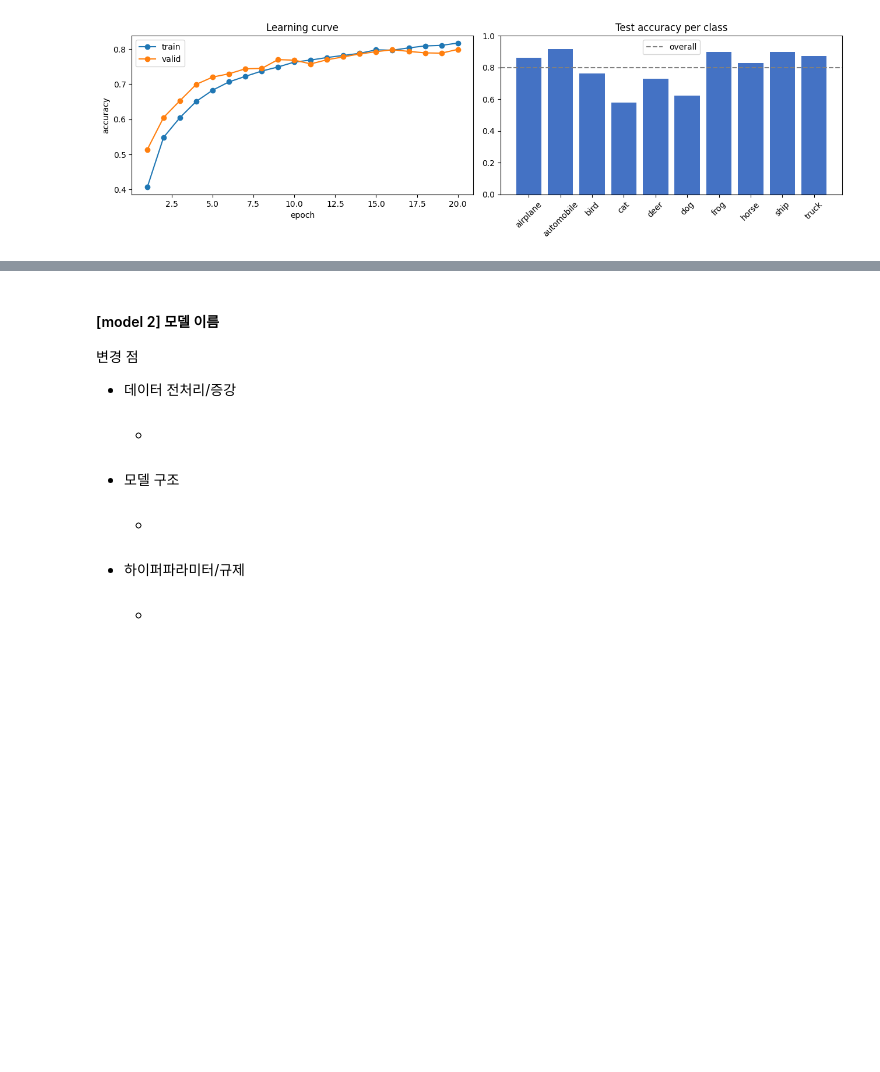
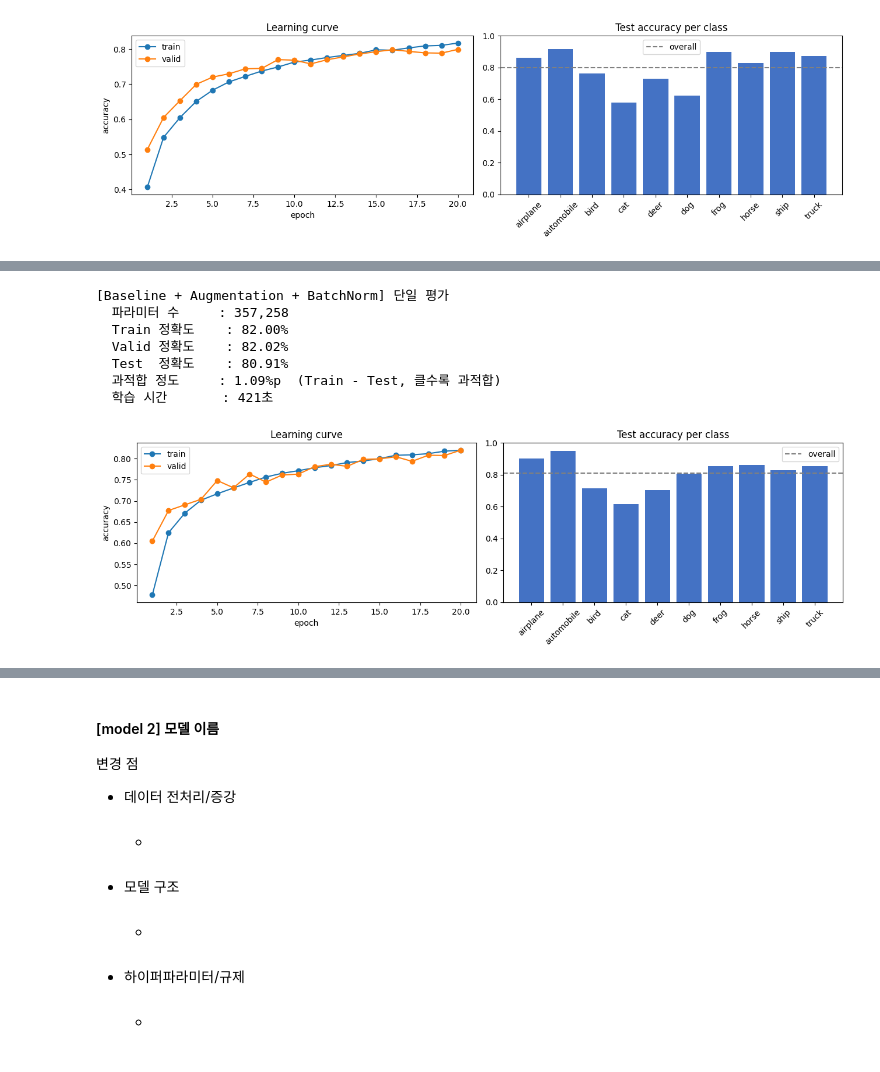
Before and after one commit to loginyrlife/ai_learning, a Jupyter notebook: CIFAR10_CNN_실습_ipynb의_사본.ipynb, the cells around one changed output, grey strips where cells are left out. Drawn from its saved outputs; the diff is of its cells as text; code cells hidden in the pictures; blank space fills up the shorter version.

```diff
--- a/CIFAR10_CNN_실습_ipynb의_사본.ipynb
+++ b/CIFAR10_CNN_실습_ipynb의_사본.ipynb
@@ -499,3 +520,32 @@ evaluate(baseline_aug)
   과적합 정도     : 1.97%p  (Train - Test, 클수록 과적합)
   학습 시간       : 413초
 [figure]
+# %%
+def make_bn_model():
+    return nn.Sequential(
+        nn.Conv2d(3, 32, 3, padding=1),
+        nn.BatchNorm2d(32),
+        nn.ReLU(),
+        nn.MaxPool2d(2),
+
+        nn.Conv2d(32, 64, 3, padding=1),
+        nn.BatchNorm2d(64),
+        nn.ReLU(),
+        nn.MaxPool2d(2),
+
+        nn.Conv2d(64, 128, 3, padding=1),
+        nn.BatchNorm2d(128),
+        nn.ReLU(),
+        nn.MaxPool2d(2),
+
+        nn.Flatten(),
+        nn.Linear(128 * 4 * 4, 128),
+        nn.ReLU(),
+        nn.Linear(128, 10),
+    )
+# %%
+baseline_aug_bn = train(
+    make_bn_model(),
+    name="Baseline + Augmentation + BatchNorm",
+    transform=tf_aug
+)
@@ -501,0 +570,11 @@ evaluate(baseline_aug)
+# %%
+evaluate(baseline_aug_bn)
+# %% [output]
+[Baseline + Augmentation + BatchNorm] 단일 평가
+  파라미터 수     : 357,258
+  Train 정확도    : 82.00%
+  Valid 정확도    : 82.02%
+  Test  정확도    : 80.91%
+  과적합 정도     : 1.09%p  (Train - Test, 클수록 과적합)
+  학습 시간       : 421초
+[figure, added]
```
Also changed, not shown: parts of 10 cells of this notebook.
